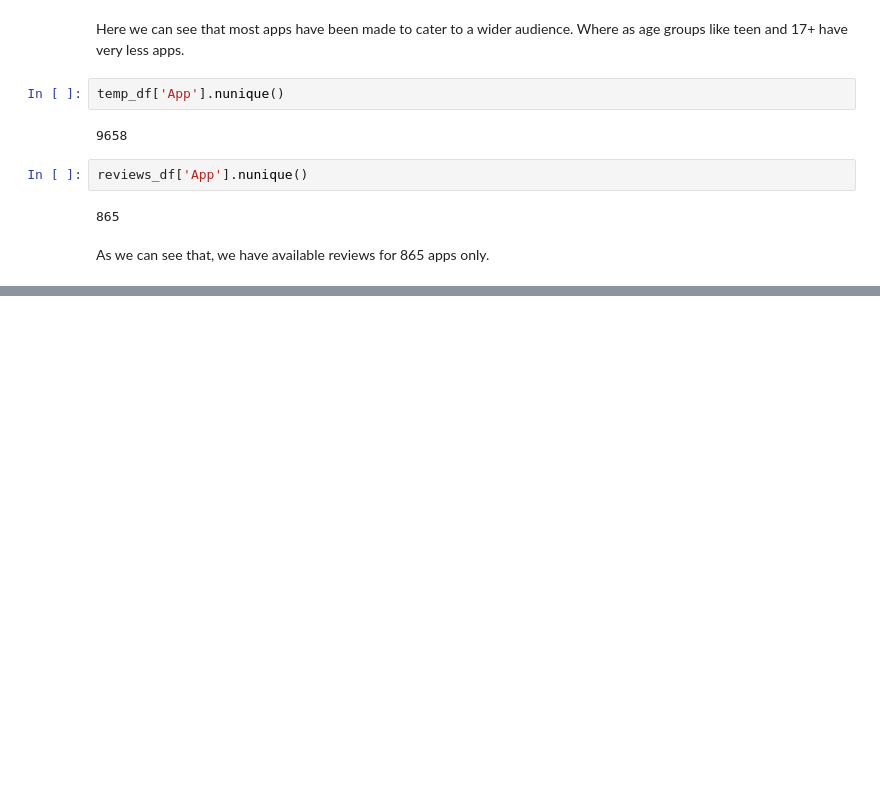
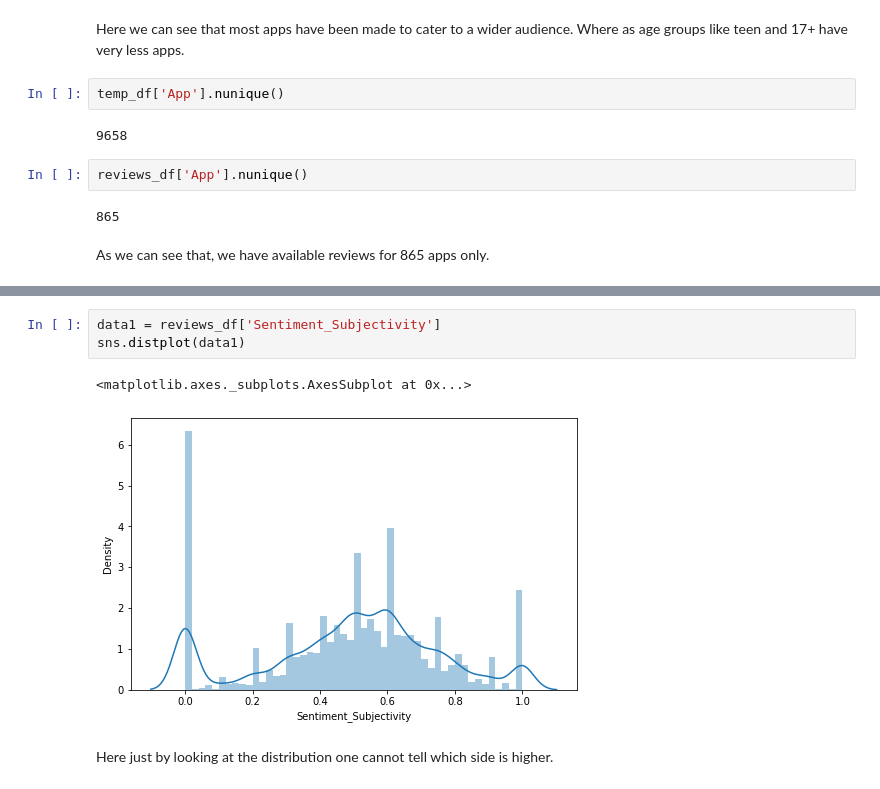
Before and after one commit to Pooja-Dalwani/PlayStoreAppReviewAnalysisEDA, a Jupyter notebook: Capstone_Project_PlayStoreAppReviewAnalysis.ipynb, the cells around one changed output, grey strips where cells are left out. Drawn from its saved outputs; the diff is of its cells as text; blank space fills up the shorter version.

```diff
--- a/Capstone_Project_PlayStoreAppReviewAnalysis.ipynb
+++ b/Capstone_Project_PlayStoreAppReviewAnalysis.ipynb
@@ -550,0 +565,8 @@ As we can see that, we have available reviews for 865 apps only.
+# %%
+data1 = reviews_df['Sentiment_Subjectivity']
+sns.distplot(data1)
+# %% [output]
+<matplotlib.axes._subplots.AxesSubplot at 0x...>
+[figure, added]
+# %% [markdown]
+Here just by looking at the distribution one cannot tell which side is higher.
```
Also changed, not shown: parts of 2 cells of this notebook.
